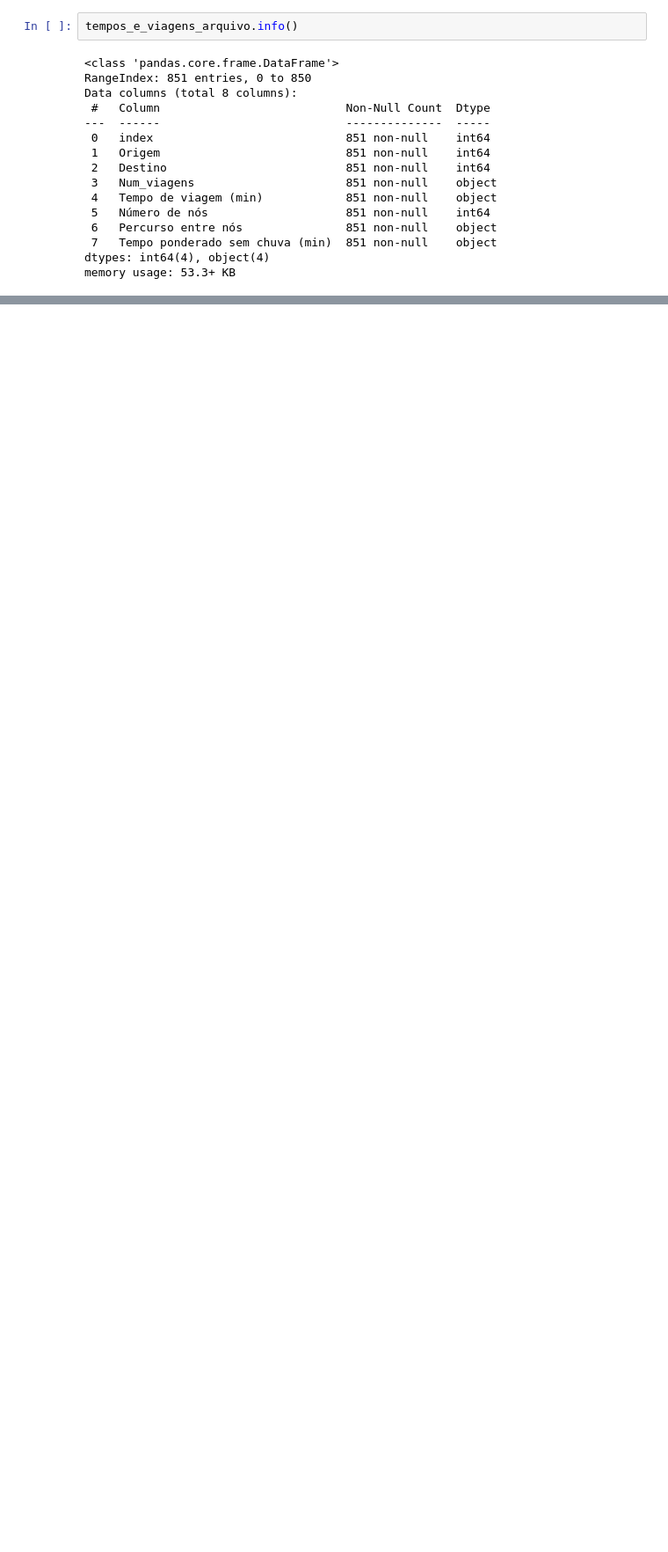
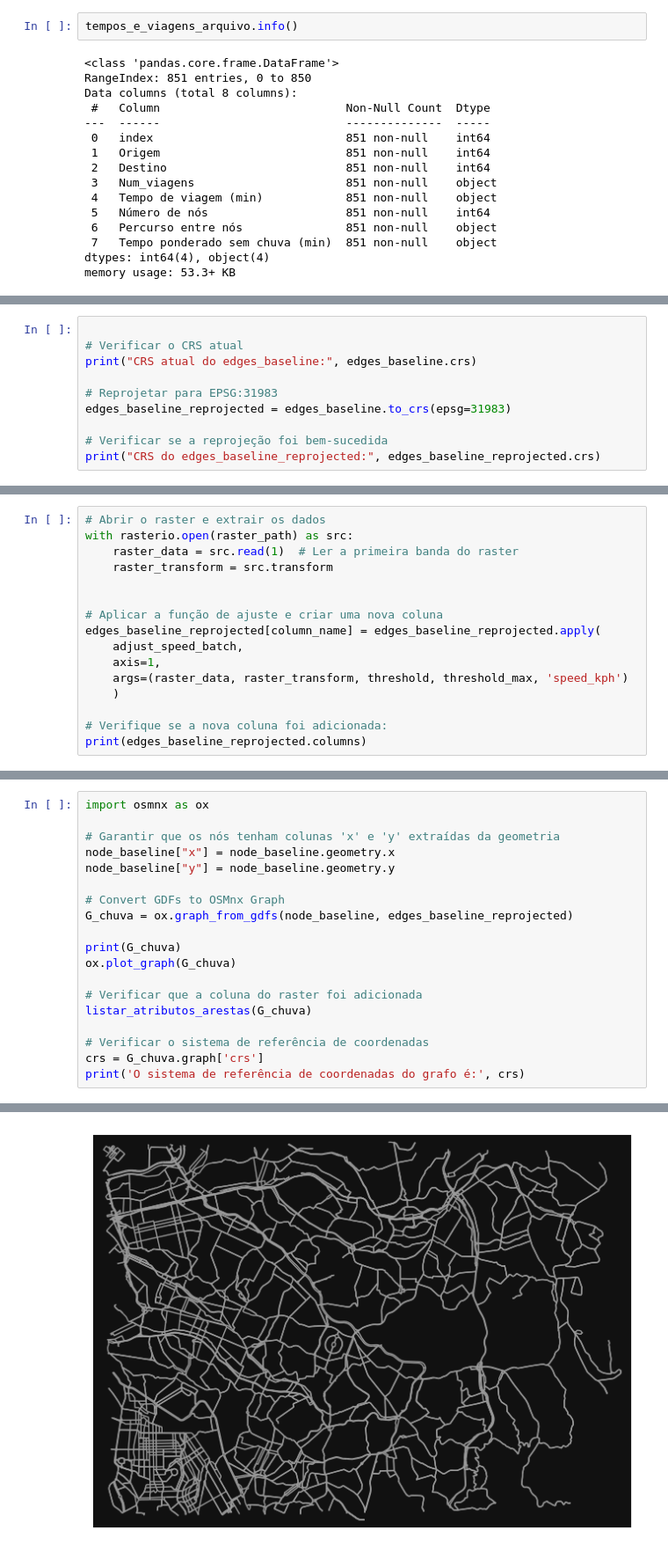
Before and after one commit to marcelof314/SP_urban_flooding, a Jupyter notebook: 02 OD Matrix and travel time.ipynb, the cells around one changed output, grey strips where cells are left out. Shown at 88% size. Drawn from its saved outputs; the diff is of its cells as text; blank space fills up the shorter version.

```diff
--- a/02 OD Matrix and travel time.ipynb
+++ b/02 OD Matrix and travel time.ipynb
@@ -407,0 +524,10 @@ memory usage: 53.3+ KB
+# %%
+
+# Verificar o CRS atual
+print("CRS atual do edges_baseline:", edges_baseline.crs)
+
+# Reprojetar para EPSG:31983
+edges_baseline_reprojected = edges_baseline.to_crs(epsg=31983)
+
+# Verificar se a reprojeção foi bem-sucedida
+print("CRS do edges_baseline_reprojected:", edges_baseline_reprojected.crs)
@@ -407,0 +589,16 @@ memory usage: 53.3+ KB
+# %%
+# Abrir o raster e extrair os dados
+with rasterio.open(raster_path) as src:
+    raster_data = src.read(1)  # Ler a primeira banda do raster
+    raster_transform = src.transform
+
+
+# Aplicar a função de ajuste e criar uma nova coluna
+edges_baseline_reprojected[column_name] = edges_baseline_reprojected.apply(
+    adjust_speed_batch,
+    axis=1,
+    args=(raster_data, raster_transform, threshold, threshold_max, 'speed_kph')
+    )
+
+# Verifique se a nova coluna foi adicionada:
+print(edges_baseline_reprojected.columns)
@@ -407,0 +625,20 @@ memory usage: 53.3+ KB
+# %%
+import osmnx as ox
+
+# Garantir que os nós tenham colunas 'x' e 'y' extraídas da geometria
+node_baseline["x"] = node_baseline.geometry.x
+node_baseline["y"] = node_baseline.geometry.y
+
+# Convert GDFs to OSMnx Graph
+G_chuva = ox.graph_from_gdfs(node_baseline, edges_baseline_reprojected)
+
+print(G_chuva)
+ox.plot_graph(G_chuva)
+
+# Verificar que a coluna do raster foi adicionada
+listar_atributos_arestas(G_chuva)
+
+# Verificar o sistema de referência de coordenadas
+crs = G_chuva.graph['crs']
+print('O sistema de referência de coordenadas do grafo é:', crs)
+# %% [output]
@@ -407,0 +646 @@ memory usage: 53.3+ KB
+[figure, added]
```
Also changed, not shown: parts of 53 cells of this notebook, 4 other files.
